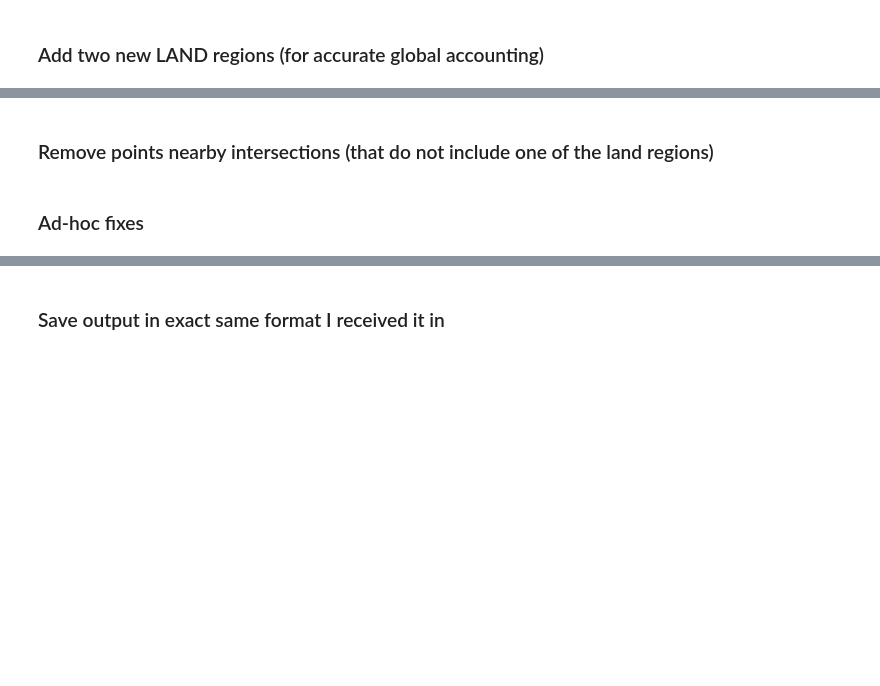
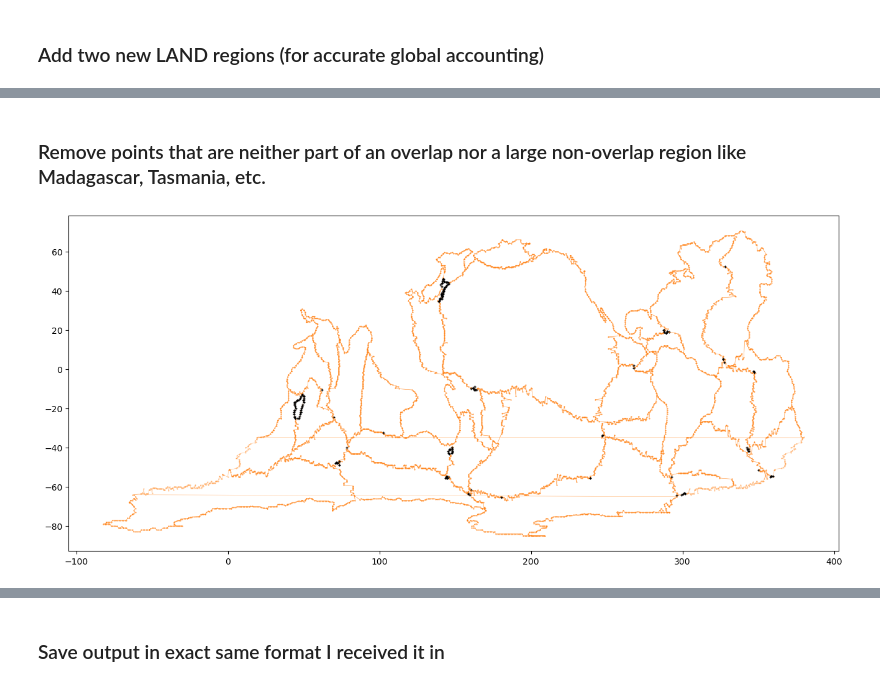
Before and after one commit to hdrake/regionate, a Jupyter notebook: examples/0a_cleanup_Purkey_basins.ipynb, the cells around one changed output, grey strips where cells are left out. Saved outputs shown, nothing was run; the diff lists cells and outputs as text; code cells hidden in the pictures; blank space fills up the shorter version.

Commit message:
WIP new approach: explicit continents + remove islands + cleanup intersection regions

```diff
--- a/examples/0a_cleanup_Purkey_basins.ipynb
+++ b/examples/0a_cleanup_Purkey_basins.ipynb
@@ -205,2 +102,0 @@ plt.grid(True, alpha=0.15)
-# %% [markdown]
-### Remove points nearby intersections (that do not include one of the land regions)
@@ -305,2 +102,0 @@ plt.grid(True, alpha=0.15)
-# %% [markdown]
-### Ad-hoc fixes
@@ -341,0 +103,26 @@ region.find_all_overlaps()
+# %% [markdown]
+### Remove points that are neither part of an overlap nor a large non-overlap region like Madagascar, Tasmania, etc.
+# %%
+new_region = region.copy(remove_duplicate_points=False)
+
+plt.figure(figsize=(16, 7))
+for b in region.Basins.values():
+    plt.plot(np.append(b.lons, b.lons[0]), np.append(b.lats, b.lats[0]), "C1.-", alpha=0.5, lw=0.4, markersize=1)
+
+    overlap_list = [o for o in list(region.overlaps) if b.name in o]
+    all_overlaps = np.unique([ooo for o in overlap_list for (onum, oo) in region.overlaps[o][b.name].items() for ooo in oo])
+    non_overlaps = np.array([i for i in range(b.lons.size) if i not in all_overlaps])
+    non_overlaps = reg.split_non_consecutive_list(non_overlaps, mod=b.lons.size)
+
+    for i, no in enumerate(non_overlaps):
+        plt.plot(b.lons[no], b.lats[no], "k+", markersize=3)
+        new_region.Basins[b.name].lons[no] = np.nan
+        new_region.Basins[b.name].lats[no] = np.nan
+
+region = new_region.copy(remove_duplicate_points=False)
+
+region.find_all_overlaps()
+region.align_boundaries_with_overlap_sections()
+region.find_all_overlaps()
+# %% [output]
+[figure, added]
```
Also changed, not shown: parts of 12 cells of this notebook.
